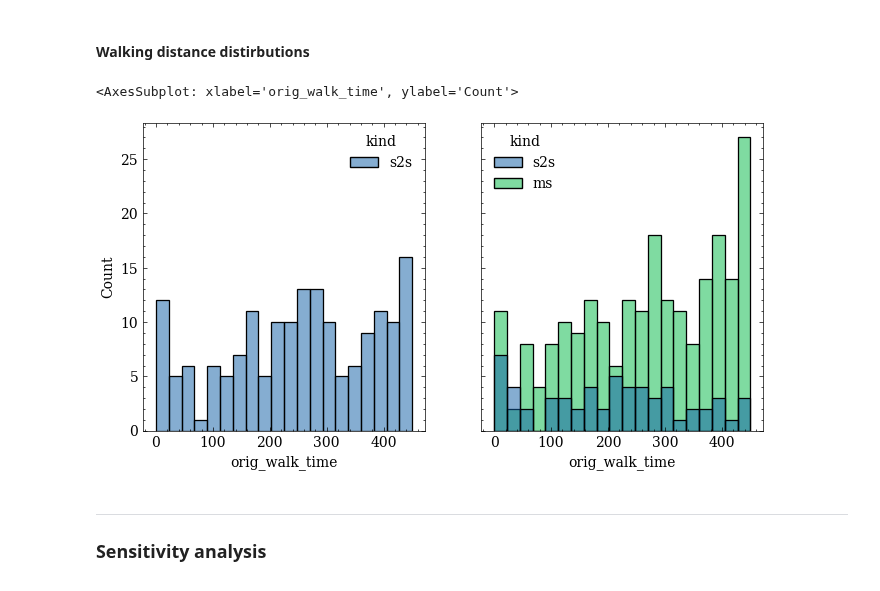
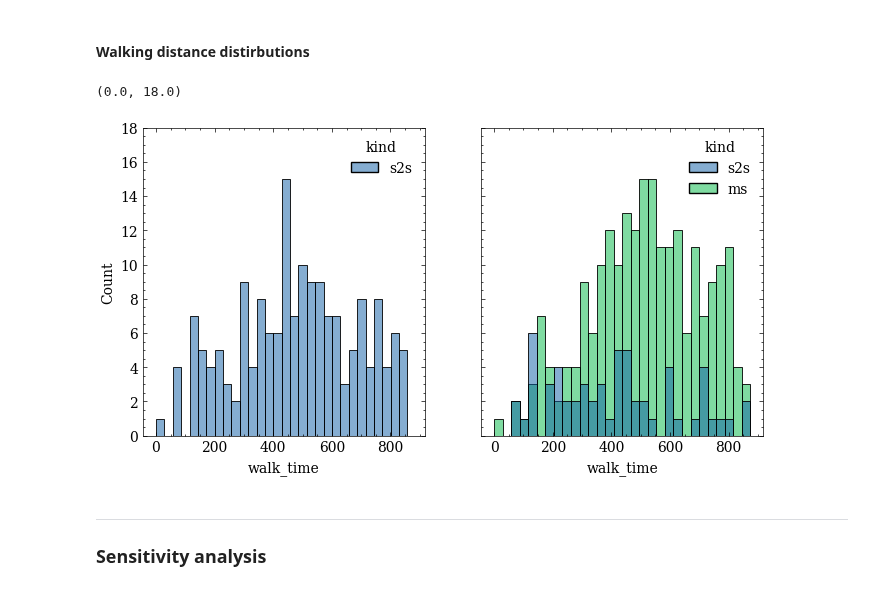
Before and after one commit to RafalKucharskiPK/ExMAS, a Jupyter notebook: ExMAS/spinoffs/tndp/ExExMAS_results_npj_rev1.ipynb, the cells around one changed output. Cells and saved outputs as stored; diff of their text form; code cells hidden in the pictures.

```diff
--- a/ExMAS/spinoffs/tndp/ExExMAS_results_npj_rev1.ipynb
+++ b/ExMAS/spinoffs/tndp/ExExMAS_results_npj_rev1.ipynb
@@ -241,9 +296,10 @@ plt.savefig('occupancy.png',dpi = 300)
 # %%
 X = 'value of time [€/hour]'
 rm = inData.transitize.rm[inData.transitize.rm.selected>0]
+rm['u_PT'] = rm.apply(lambda x: inData.transitize.requests.loc[x.traveller].u_PT, axis=1)
 rm[X] = rm.VoT*3600
 rm['kind_2'] = rm['kind'].apply(lambda x: d[x])
-fig, ax = plt.subplots(1,4, figsize = (16,4), sharey = True, sharex = True)
+fig, ax = plt.subplots(1,4, figsize = (16,6), sharey = True, sharex = True)
 ax = ax.flatten()
 titles = ['private','door-to-door','stop-to-stop','multi-stop']
 for level in [0,1,2,3]:
@@ -252,13 +308,20 @@ for level in [0,1,2,3]:
     #solution[solution.kind == 'ms'].u = solution[solution.kind == 'ms'].apply(lambda x: utility_s2s(x), axis =1)
     solution['u_private'] = solution.apply(lambda x: rm[(rm.kind=='p')& (rm.traveller == x.traveller)].u.max(), axis =1)
     solution['$\Delta U$'] = np.minimum(0,(solution.u - solution.u_private ) / solution.u_private)
+    solution['$\Delta U_{PT}$'] = np.minimum(3,(solution.u_PT - solution.u_private ) / solution.u_private)
+    sns.scatterplot(data = solution, x = X, y = '$\Delta U_{PT}$',
+                    ax = ax[level], alpha = 0.1, color="grey", label = 'PT')
+    ax[0].set_ylabel('$\Delta U$')
     sns.scatterplot(data = solution, x = X, y = '$\Delta U$', hue = 'kind_2' ,
                     ax = ax[level])
+
     sns.scatterplot(data = solution[solution.kind_2 == 'private'], x = X, y = '$\Delta U$',
                     ax = ax[level], color = 'blue')
+
 
     ax[level].set_title(titles[level])
     if level <3:
         ax[level].get_legend().remove()
-#plt.savefig('VoT.png',dpi = 300)
+    ax[level].set_ylim([-1,1])
+plt.savefig('VoT.png',dpi = 300)
 # %% [output]
@@ -298,11 +361,13 @@ plt.savefig('eff.png',dpi = 300)
 #### Walking distance distirbutions
 # %%
 fig, ax = plt.subplots(1,2, figsize = (8,4), sharey = True, sharex= True)
-sns.histplot(data = rm[(rm.solution_2 == 1) & (rm.kind == 's2s')], x = "orig_walk_time", kde=False, hue = 'kind', ax = ax[0], bins = 20)
-sns.histplot(data = rm[(rm.solution_3 == 1) & (rm.kind.isin(['s2s','ms']))], x = "orig_walk_time", hue = 'kind', ax = ax[1], bins = 20)
+rm['walk_time'] = rm["orig_walk_time"] + rm["dest_walk_time"]
+sns.histplot(data = rm[(rm.solution_2 == 1) & (rm.kind == 's2s')], x = "walk_time", kde=False, hue = 'kind', ax = ax[0], bins = 30)
+sns.histplot(data = rm[(rm.solution_3 == 1) & (rm.kind.isin(['s2s','ms']))], x = "walk_time", hue = 'kind', ax = ax[1], bins = 30)
+ax[0].set_ylim([0,18])
 # %% [output]
-<AxesSubplot: xlabel='orig_walk_time', ylabel='Count'>
+(0.0, 18.0)
-[figure, old version]
+[figure, new version]
 # %% [markdown]
 ----
 
```
Also changed, not shown: parts of 15 cells of this notebook.
